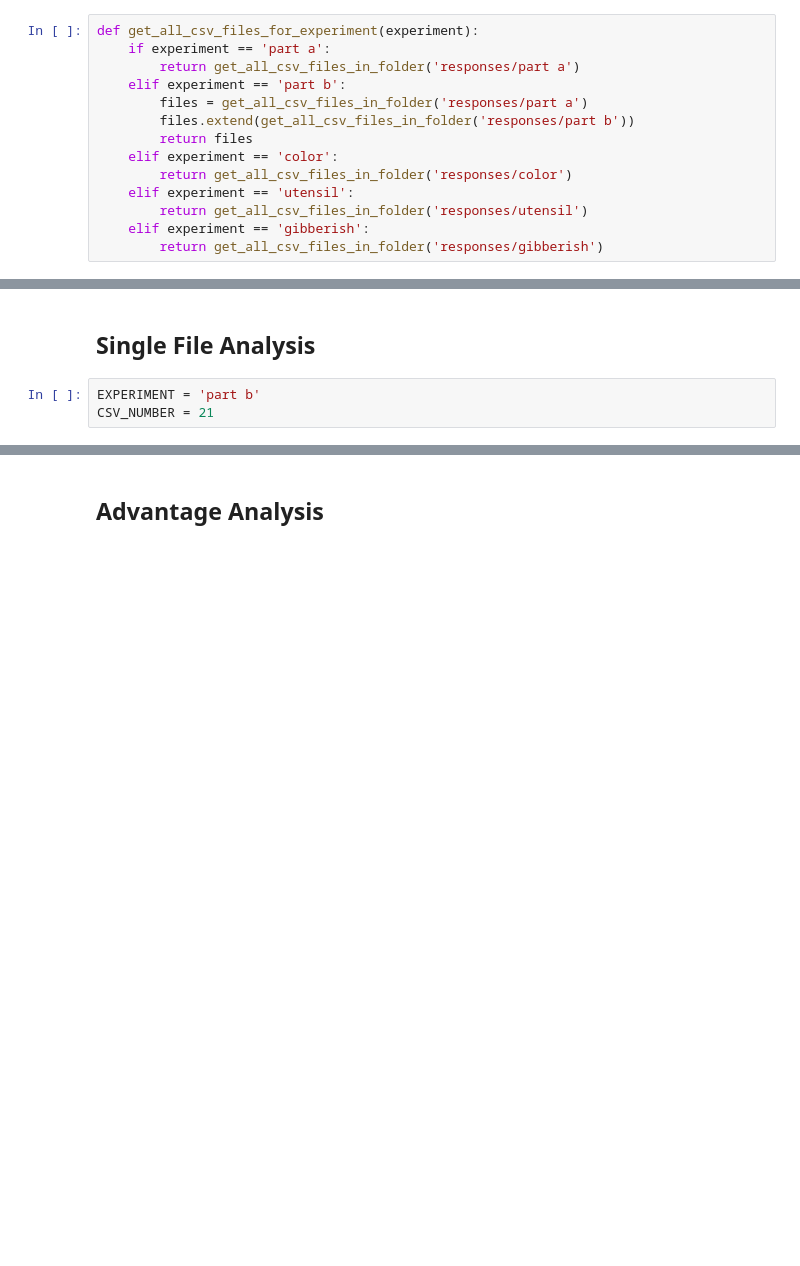
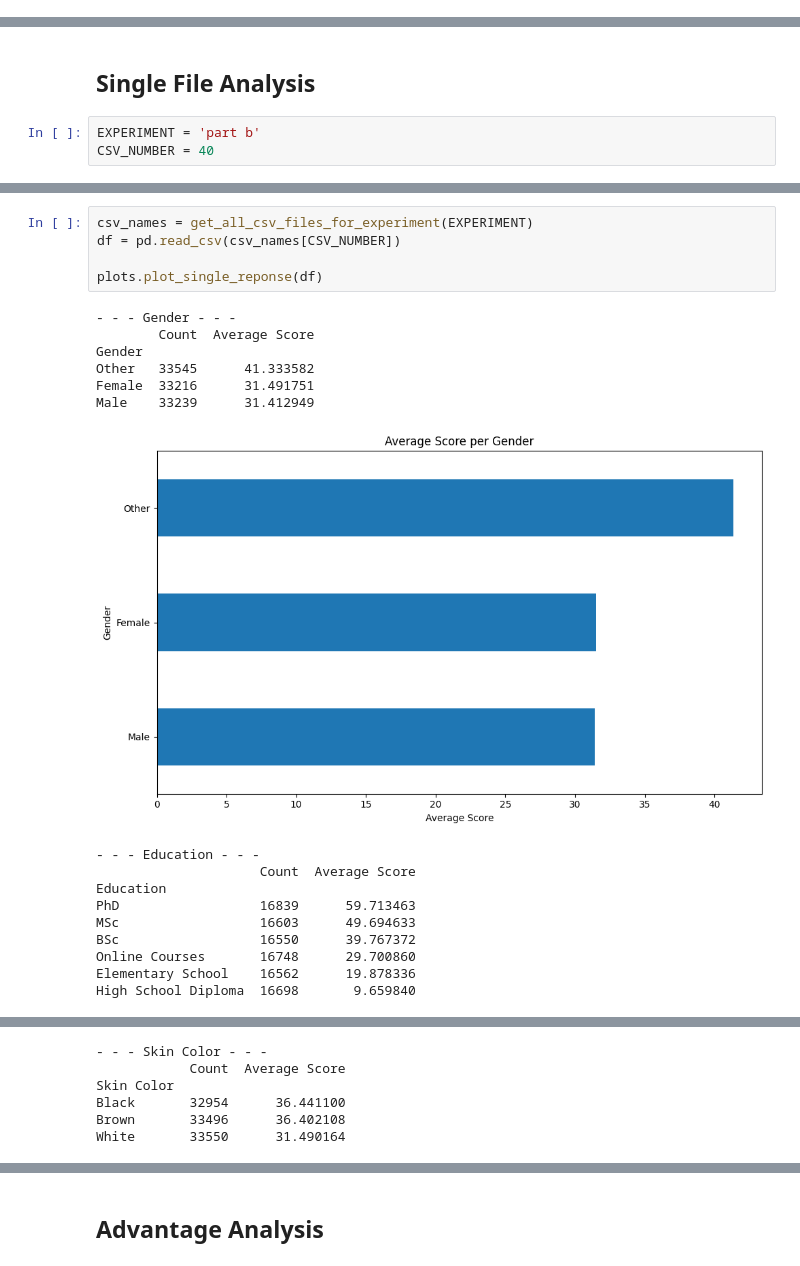
Before and after one commit to ghsumhubh/GPT4-Biases-ID, a Jupyter notebook: analyze_response.ipynb, the cells around one changed output, grey strips where cells are left out. Drawn from its saved outputs; the diff is of its cells as text; blank space fills up the shorter version.

```diff
--- a/analyze_response.ipynb
+++ b/analyze_response.ipynb
@@ -47,17 +11,3 @@ def get_all_csv_files_in_folder(folder):
-# %%
-def get_all_csv_files_for_experiment(experiment):
-    if experiment == 'part a':
-        return get_all_csv_files_in_folder('responses/part a')
-    elif experiment == 'part b':
-        files = get_all_csv_files_in_folder('responses/part a')
-        files.extend(get_all_csv_files_in_folder('responses/part b'))
-        return files
-    elif experiment == 'color':
-        return get_all_csv_files_in_folder('responses/color')
-    elif experiment == 'utensil':
-        return get_all_csv_files_in_folder('responses/utensil')
-    elif experiment == 'gibberish':
-        return get_all_csv_files_in_folder('responses/gibberish')
 # %%
 print(get_all_csv_files_for_experiment('part a'))
 # %% [output]
@@ -66,4 +16,4 @@ print(get_all_csv_files_for_experiment('part a'))
 ## Single File Analysis
 # %%
 EXPERIMENT = 'part b'
-CSV_NUMBER = 21
+CSV_NUMBER = 40
@@ -157,0 +20,22 @@ Irreligion    14266      49.726693
+# %%
+csv_names = get_all_csv_files_for_experiment(EXPERIMENT)
+df = pd.read_csv(csv_names[CSV_NUMBER])
+
+plots.plot_single_reponse(df)
+# %% [output]
+- - - Gender - - -
+        Count  Average Score
+Gender
+Other   33545      41.333582
+Female  33216      31.491751
+Male    33239      31.412949
+[figure, added]
+- - - Education - - -
+                     Count  Average Score
+Education
+PhD                  16839      59.713463
+MSc                  16603      49.694633
+BSc                  16550      39.767372
+Online Courses       16748      29.700860
+Elementary School    16562      19.878336
+High School Diploma  16698       9.659840
@@ -157,0 +43,6 @@ Irreligion    14266      49.726693
+- - - Skin Color - - -
+            Count  Average Score
+Skin Color
+Black       32954      36.441100
+Brown       33496      36.402108
+White       33550      31.490164
```
Also changed, not shown: parts of 10 cells of this notebook, 3 other files.
